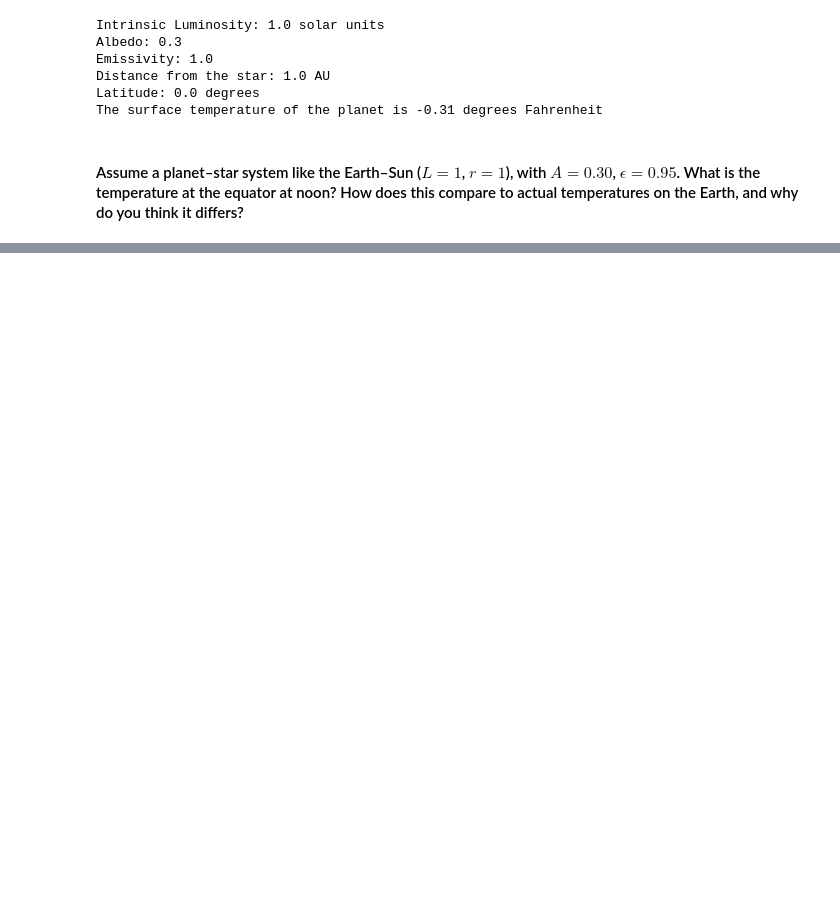
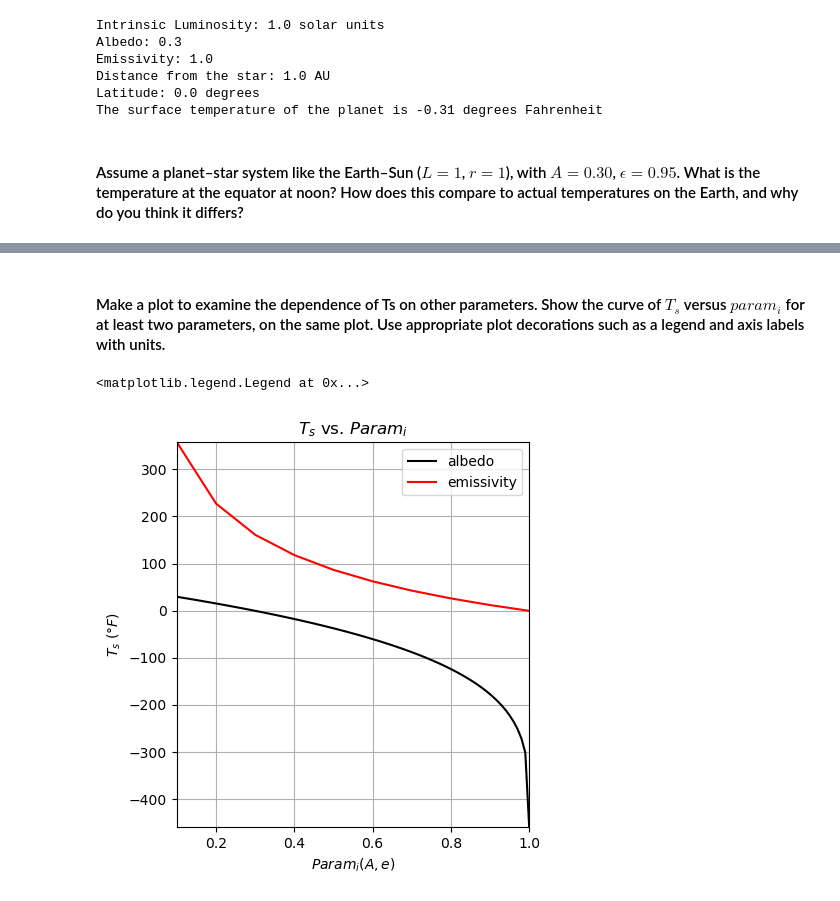
Before and after one commit to zeapsu/phys-40, a Jupyter notebook: labs/lab11.ipynb, the cells around one changed output, grey strips where cells are left out. Drawn from its saved outputs; the diff is of its cells as text; code cells hidden in the pictures; blank space fills up the shorter version.

```diff
--- a/labs/lab11.ipynb
+++ b/labs/lab11.ipynb
@@ -80,0 +104,12 @@ This is probably due to our model having virtually no rotation and thus no atmos
+# %%
+A = 0.11
+e = 0.90
+
+temp = KtoF(surfaceTemp(L, A, e, r, theta))
+
+print(f'Intrinsic Luminosity: {L} solar units')
+print(f'Albedo: {A}')
+print(f'Emissivity: {e}')
+print(f'Distance from the star: {r} AU')
+print(f'Latitude: {theta} degrees')
+print(f'The surface temperature of the planet is {temp:.2f} degrees Fahrenheit')
@@ -80,0 +213,38 @@ This is probably due to our model having virtually no rotation and thus no atmos
+# %% [markdown]
+#### Make a plot to examine the dependence of Ts on other parameters. Show the curve of $T_s$ versus $param_i$ for at least two parameters, on the same plot. Use appropriate plot decorations such as a legend and axis labels with units.
+# %%
+fig = figure(figsize=(10, 5))
+ax = fig.add_subplot(1, 2, 1)
+
+# title
+title('$T_s$ vs. $Param_i$')
+#labels
+xlabel('$Param_i (A, e)$')
+ylabel('$T_s$ ($\\degree F$)')
+
+# keep emissivity constant, vary albedo
+albedo = arange(0.1, 1.1, 0.01)
+emissivity = 1 #blackbody
+
+T2 = [KtoF(surfaceTemp(1, A, emissivity, 1, 0)) for A in albedo]
+T2 = array(T2)
+T2std = std(T2)
+
+plot(albedo, T2, 'k-', label='albedo',)
+
+# keep albedo constant, vary emissivity
+emissivity = arange(0.1, 1.1, 0.1)
+albedo = 0.3
+
+T1 = [KtoF(surfaceTemp(1, albedo, e, 1, 0)) for e in emissivity]
+T1 = array(T1)
+T1std = std(T1)
+
+plot(emissivity, T1, 'r-', label='emissivity',)
+
+grid()
+autoscale(tight=True)
+legend(loc='upper right')
+# %% [output]
+<matplotlib.legend.Legend at 0x...>
+[figure, added]
```
Also changed, not shown: parts of 12 cells of this notebook, 4 other files.
